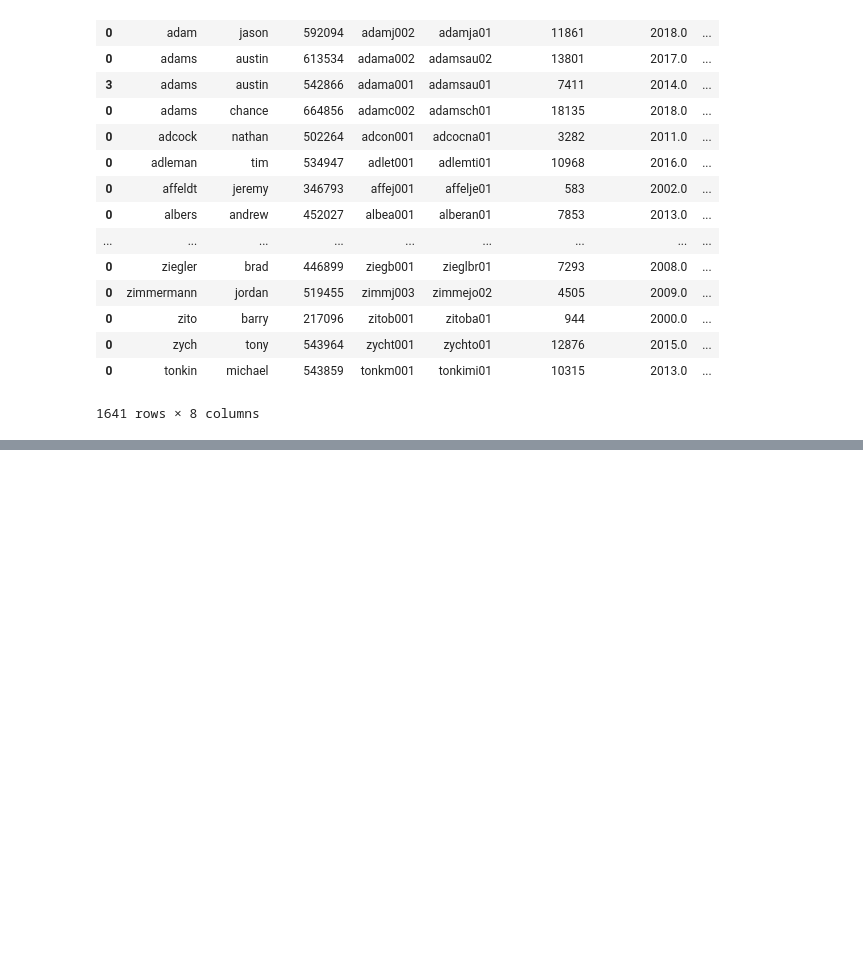
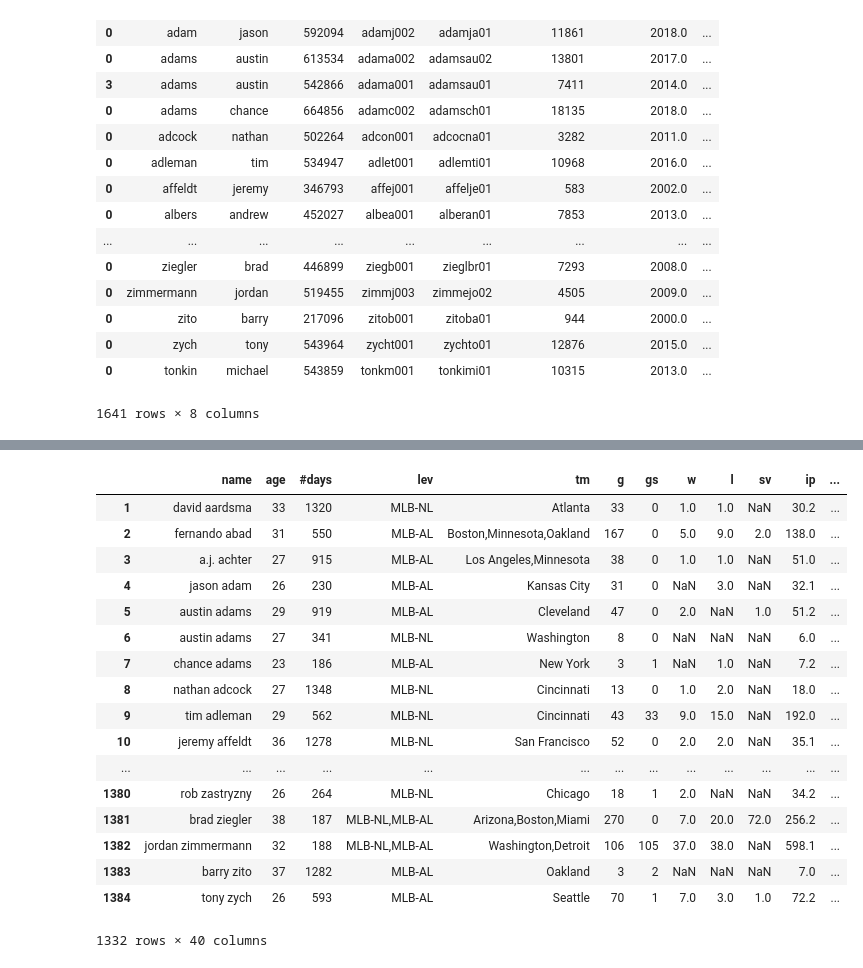
Before and after one commit to t-phill/mlb_injuries, a Jupyter notebook: pickles/pickles.ipynb, the cells around one changed output, grey strips where cells are left out. Drawn from its saved outputs; the diff is of its cells as text; code cells hidden in the pictures; blank space fills up the shorter version.

```diff
--- a/pickles/pickles.ipynb
+++ b/pickles/pickles.ipynb
@@ -169,0 +151,7 @@ array([2015., 2017., 2018., 2016., 2019., 2014.])
+# %%
+unique = pitching_stats_range("2015-03-01", "2018-11-01")
+# %%
+unique.columns = map(str.lower, unique.columns)
+# %%
+unique['name'] = unique['name'].str.lower()
+test = unique.copy()
@@ -169,0 +177,21 @@ array([2015., 2017., 2018., 2016., 2019., 2014.])
+# %%
+test
+# %% [output]
+|  | name | age | #days | lev | tm | g | gs | w | l | sv | ip | ... |
+| 1 | david aardsma | 33 | 1320 | MLB-NL | Atlanta | 33 | 0 | 1.0 | 1.0 | NaN | 30.2 | ... |
+| 2 | fernando abad | 31 | 550 | MLB-AL | Boston,Minnesota,Oakland | 167 | 0 | 5.0 | 9.0 | 2.0 | 138.0 | ... |
+| 3 | a.j. achter | 27 | 915 | MLB-AL | Los Angeles,Minnesota | 38 | 0 | 1.0 | 1.0 | NaN | 51.0 | ... |
+| 4 | jason adam | 26 | 230 | MLB-AL | Kansas City | 31 | 0 | NaN | 3.0 | NaN | 32.1 | ... |
+| 5 | austin adams | 29 | 919 | MLB-AL | Cleveland | 47 | 0 | 2.0 | NaN | 1.0 | 51.2 | ... |
+| 6 | austin adams | 27 | 341 | MLB-NL | Washington | 8 | 0 | NaN | NaN | NaN | 6.0 | ... |
+| 7 | chance adams | 23 | 186 | MLB-AL | New York | 3 | 1 | NaN | 1.0 | NaN | 7.2 | ... |
+| 8 | nathan adcock | 27 | 1348 | MLB-NL | Cincinnati | 13 | 0 | 1.0 | 2.0 | NaN | 18.0 | ... |
+| 9 | tim adleman | 29 | 562 | MLB-NL | Cincinnati | 43 | 33 | 9.0 | 15.0 | NaN | 192.0 | ... |
+| 10 | jeremy affeldt | 36 | 1278 | MLB-NL | San Francisco | 52 | 0 | 2.0 | 2.0 | NaN | 35.1 | ... |
+| ... | ... | ... | ... | ... | ... | ... | ... | ... | ... | ... | ... | ... |
+| 1380 | rob zastryzny | 26 | 264 | MLB-NL | Chicago | 18 | 1 | 2.0 | NaN | NaN | 34.2 | ... |
+| 1381 | brad ziegler | 38 | 187 | MLB-NL,MLB-AL | Arizona,Boston,Miami | 270 | 0 | 7.0 | 20.0 | 72.0 | 256.2 | ... |
+| 1382 | jordan zimmermann | 32 | 188 | MLB-NL,MLB-AL | Washington,Detroit | 106 | 105 | 37.0 | 38.0 | NaN | 598.1 | ... |
+| 1383 | barry zito | 37 | 1282 | MLB-AL | Oakland | 3 | 2 | NaN | NaN | NaN | 7.0 | ... |
+| 1384 | tony zych | 26 | 593 | MLB-AL | Seattle | 70 | 1 | 7.0 | 3.0 | 1.0 | 72.2 | ... |
+1332 rows × 40 columns
```
Also changed, not shown: parts of 17 cells of this notebook.
